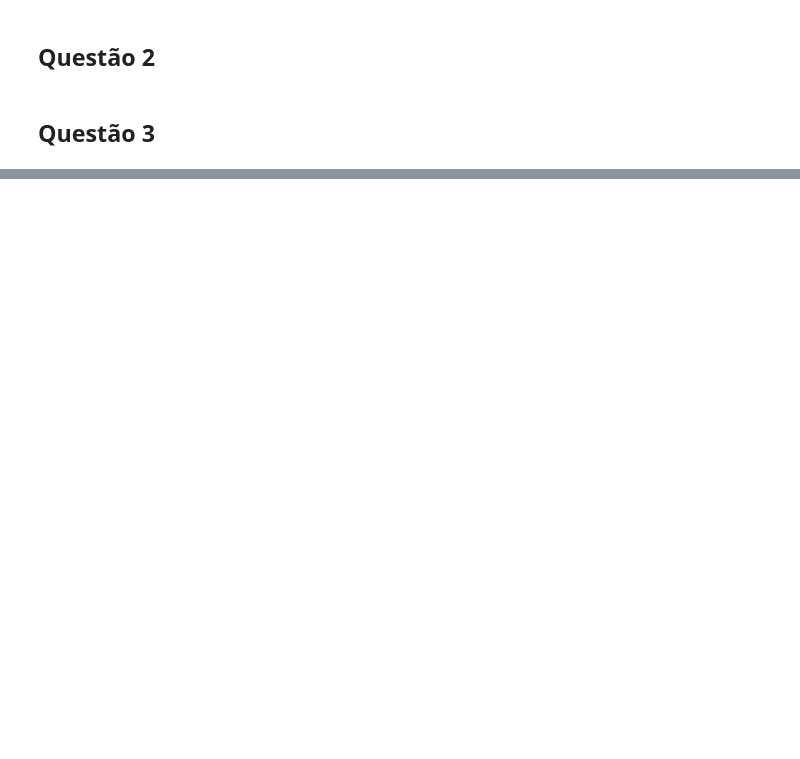
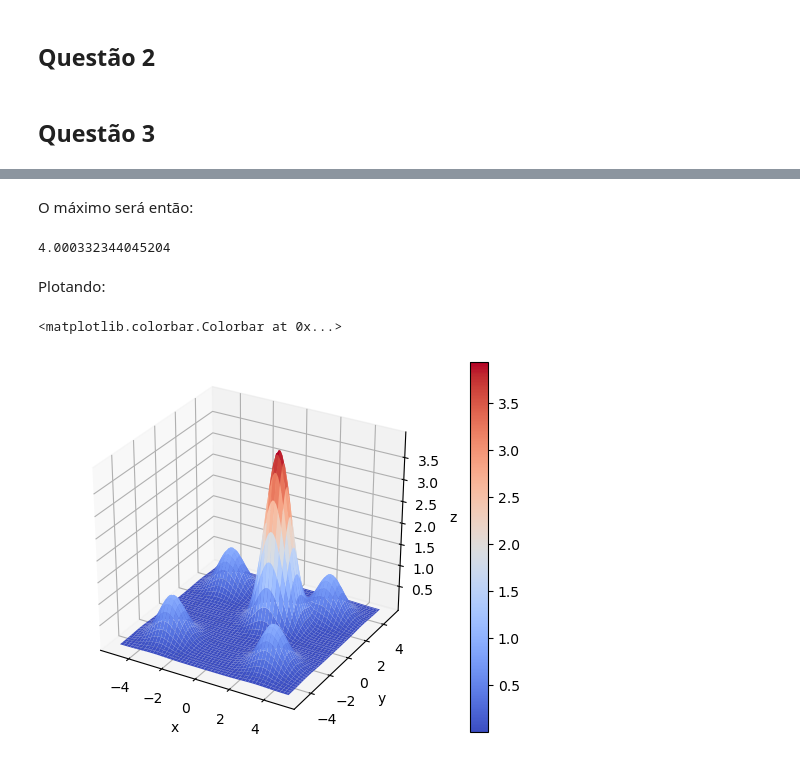
Before and after one commit to gbrlbrbs/CMC15_Lab1, a Jupyter notebook: cmc15_lab1.ipynb, the cells around one changed output, grey strips where cells are left out. Cells and saved outputs as stored; diff of their text form; code cells hidden in the pictures; blank space fills up the shorter version.

```diff
--- a/cmc15_lab1.ipynb
+++ b/cmc15_lab1.ipynb
@@ -204,0 +220,28 @@ array([1.00030594, 1.00045801])
+# %% [markdown]
+O máximo será então:
+# %%
+-cost_function(*theta)
+# %% [output]
+4.000332344045204
+# %% [markdown]
+Plotando:
+# %%
+f = lambda x, y: -cost_function(x, y)
+
+x = np.linspace(-5, 5, 100)
+y = np.linspace(-5, 5, 100)
+X, Y = np.meshgrid(x, y)
+Z = f(X, Y)
+# %%
+from mpl_toolkits import mplot3d
+from matplotlib import cm
+fig = plt.figure()
+ax = plt.axes(projection="3d")
+surf = ax.plot_surface(X, Y, Z, cmap=cm.coolwarm)
+ax.set_xlabel("x")
+ax.set_ylabel("y")
+ax.set_zlabel("z")
+fig.colorbar(surf)
+# %% [output]
+<matplotlib.colorbar.Colorbar at 0x...>
+[figure, added]
```
Also changed, not shown: parts of 17 cells of this notebook.
